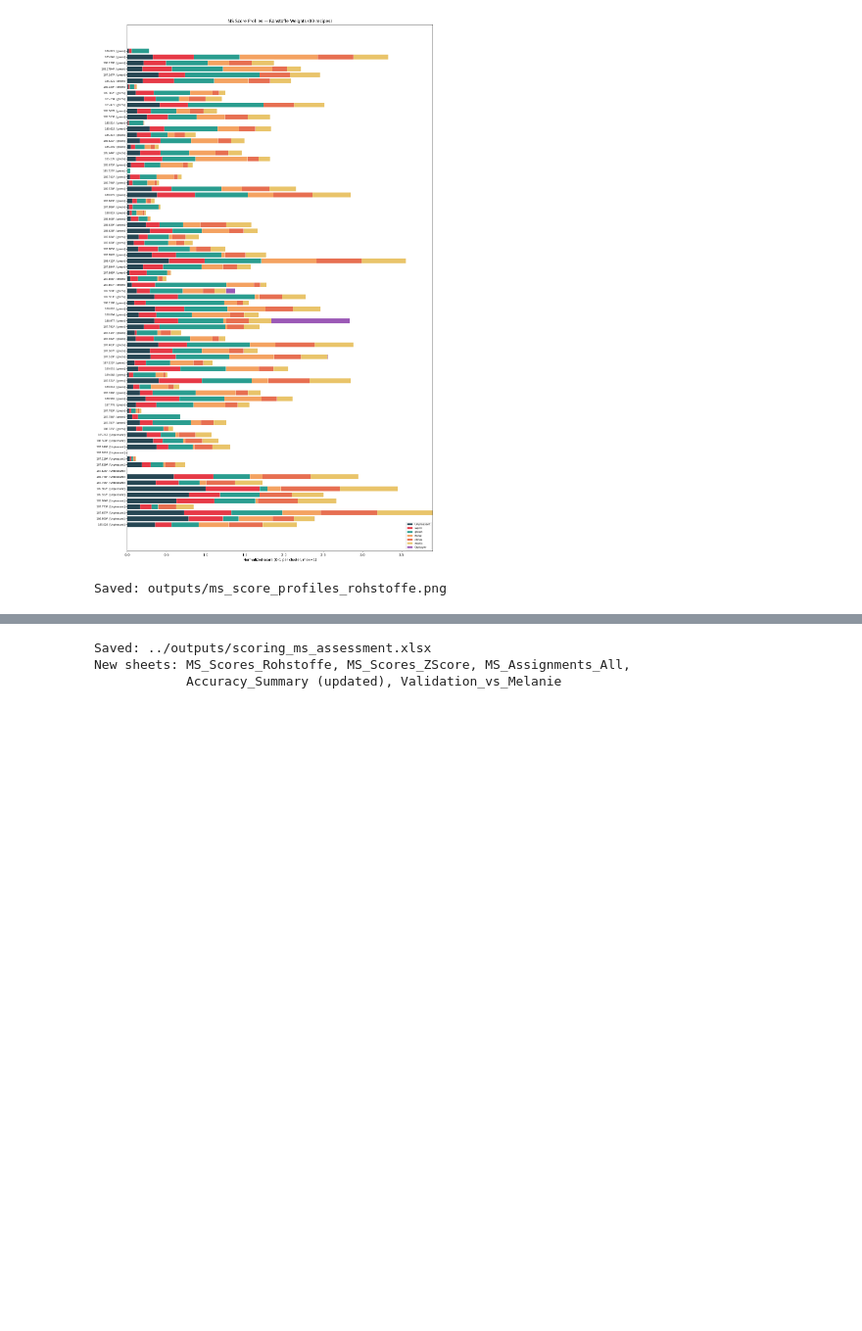
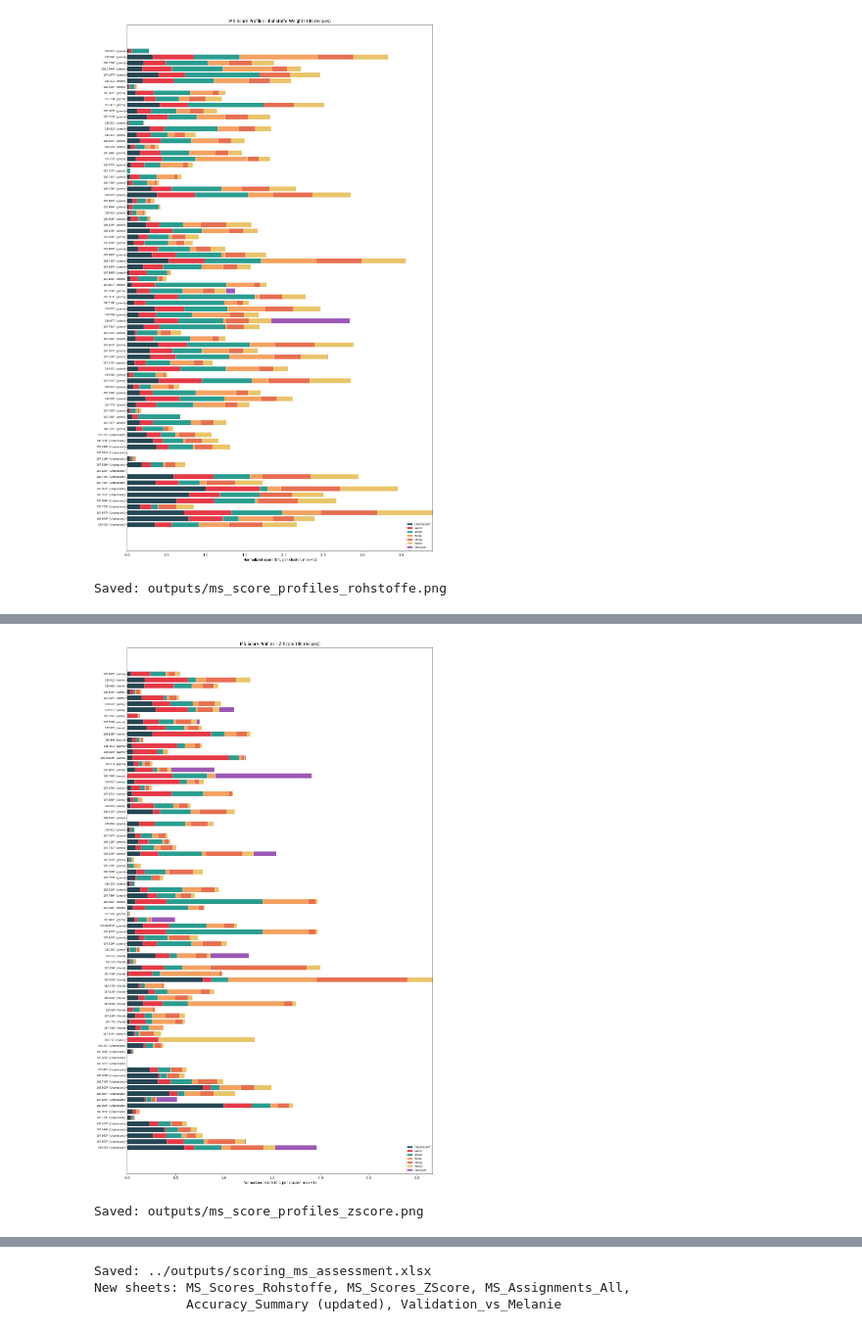
Before and after one commit to fredboneML/Flavour_Agent, a Jupyter notebook: notebooks/scoring_ms_assessment.ipynb, the cells around one changed output, grey strips where cells are left out. Shown at 98% size. Saved outputs shown, nothing was run; the diff lists cells and outputs as text; code cells hidden in the pictures; blank space fills up the shorter version.

```diff
--- a/notebooks/scoring_ms_assessment.ipynb
+++ b/notebooks/scoring_ms_assessment.ipynb
@@ -312,7 +413,8 @@ _au = pd.read_excel(VERK_XLSX, sheet_name="Auswertung", header=None).iloc[3:31].
 _blocks = [(6, 8), (10, 12), (14, 16), (18, 20)]  # (richtig?, wenn-nein-cluster) per panelist
 
 # ── Scoring loop: M1, M2, MS ─────────────────────────────────────────────────
-score = {"M1": [0, 0], "M2": [0, 0], "MS": [0, 0]}
+score        = {"M1": [0, 0], "M2": [0, 0], "MS": [0, 0]}
+score_agreed = {"M1": [0, 0], "M2": [0, 0], "MS": [0, 0]}
 scored_rows, retaste_rows = [], []
 
 for _, r in _au.iterrows():
@@ -356,13 +458,19 @@ for _, r in _au.iterrows():
     # MS label for this recipe (mapped to panel cluster space)
     ms_lab = ms_panel.get(ds, None)
 
-    row = {"Recipe": rid, "GT": gt, "src": src}
+    row = {"Recipe": rid, "GT": gt, "src": src, "n_yes": n_yes}
     for m, lab in [("M1", m1_lab), ("M2", m2_lab), ("MS", ms_lab)]:
         ok = (lab == gt) if lab else False
         if lab:
             score[m][0] += ok
             score[m][1] += 1
-        row[m] = f"{lab} {'✓' if ok else '✗'}" if lab else "n/a"
+        row[m] = (lab + " ok") if (lab and ok) else ((lab + " x") if lab else "n/a")
+    if n_yes == 4:
+        for m, lab in [("M1", m1_lab), ("M2", m2_lab), ("MS", ms_lab)]:
+            ok2 = (lab == gt) if lab else False
+            if lab:
+                score_agreed[m][0] += ok2
+                score_agreed[m][1] += 1
     scored_rows.append(row)
 
 print("Accuracy vs confident panel ground truth:")
@@ -423,7 +539,7 @@ error_rows = []
 for row in scored_rows:
     rid = row["Recipe"]
     gt = row["GT"]
-    ms_raw = row["MS"].replace("✓", "").replace("✗", "").strip()
+    ms_raw = row["MS"].split()[0] if row["MS"] != "n/a" else "n/a"
     if ms_raw == gt:
         continue  # correct prediction, skip
 
@@ -445,7 +561,7 @@ for row in scored_rows:
         "GT (panel)":    gt,
         "MS predicted":  ms_raw,
         "GT → MS col":   gt_ms_col,
-        "GT score":      round(gt_score, 4) if gt_score is not None else "—",
+        "GT score":      round(gt_score, 4) if gt_score is not None else "n/a",
         "GT rank (of 7)": gt_rank if gt_rank else "mapping missing",
         "Top MS score":  round(recipe_scores.iloc[0], 4),
     })
@@ -867,0 +1047,26 @@ Saved: outputs/ms_score_profiles_zscore.png
+# %%
+norm_z   = normalize_scores(scores_z)
+sorted_z = ms_z.sort_values().index.tolist()
+disp_z   = sorted_z[:80] if len(sorted_z) > 80 else sorted_z
+plot_z   = norm_z.loc[disp_z]
+
+fig, ax = plt.subplots(figsize=(14, max(6, len(disp_z) * 0.28)))
+y    = np.arange(len(disp_z))
+left = np.zeros(len(disp_z))
+for col in CLUSTER_COLS:
+    ax.barh(y, plot_z[col].values, left=left, label=col,
+            color=MS_COLORS.get(col, "#aaa"), edgecolor="white", linewidth=0.3)
+    left += plot_z[col].values
+ax.set_yticks(y)
+ax.set_yticklabels([f"{r}  [{ms_z[r]}]" for r in disp_z], fontsize=7)
+ax.set_xlabel("Normalized score (0-1 per cluster, max=1)")
+ax.set_title(f"MS Score Profiles - Z-Score ({len(disp_z)} recipes)")
+ax.legend(loc="lower right", fontsize=8)
+ax.set_xlim(0, None)
+plt.tight_layout()
+plt.savefig("../outputs/ms_score_profiles_zscore.png", dpi=130, bbox_inches="tight")
+plt.show()
+print("Saved: outputs/ms_score_profiles_zscore.png")
+# %% [output]
+[figure, added]
+Saved: outputs/ms_score_profiles_zscore.png
```
Also changed, not shown: parts of 32 cells of this notebook, 4 other files.
